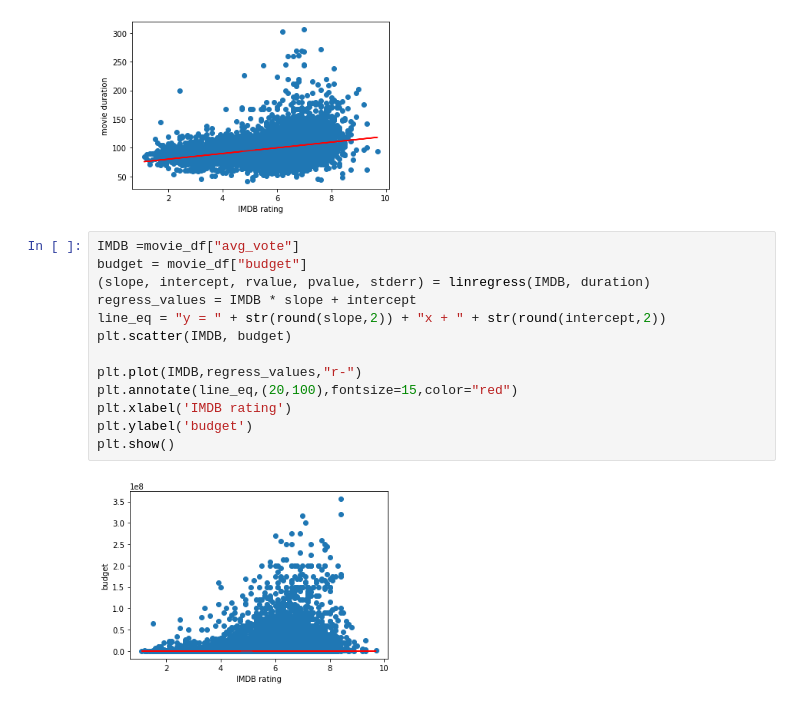
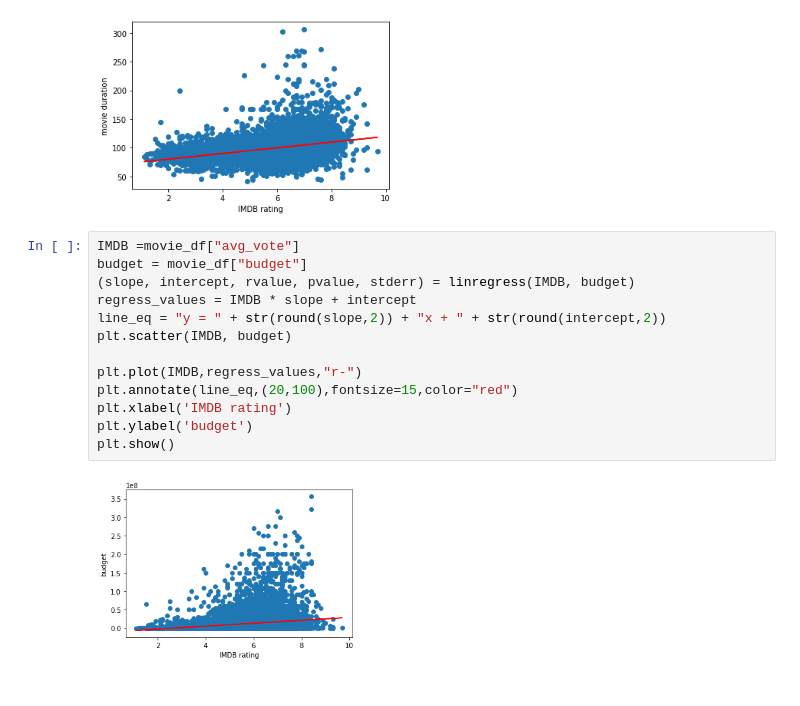
Before and after one commit to MersedehSP/Movie_Makers, a Jupyter notebook: Mersedeh/Matplotlib_Visualizatoin_Movies.ipynb, the cells around one changed output. Saved outputs shown, nothing was run; the diff lists cells and outputs as text.

Commit message:
more graphs

```diff
--- a/Mersedeh/Matplotlib_Visualizatoin_Movies.ipynb
+++ b/Mersedeh/Matplotlib_Visualizatoin_Movies.ipynb
@@ -91,15 +91,15 @@ plt.show()
 # %%
 IMDB =movie_df["avg_vote"]
 budget = movie_df["budget"]
-(slope, intercept, rvalue, pvalue, stderr) = linregress(IMDB, duration)
+(slope, intercept, rvalue, pvalue, stderr) = linregress(IMDB, budget)
 regress_values = IMDB * slope + intercept
 line_eq = "y = " + str(round(slope,2)) + "x + " + str(round(intercept,2))
 plt.scatter(IMDB, budget)
 
 plt.plot(IMDB,regress_values,"r-")
 plt.annotate(line_eq,(20,100),fontsize=15,color="red")
 plt.xlabel('IMDB rating')
 plt.ylabel('budget')
 plt.show()
 # %% [output]
-[figure, old version]
+[figure, new version]
```
Also changed, not shown: parts of 7 cells of this notebook.
